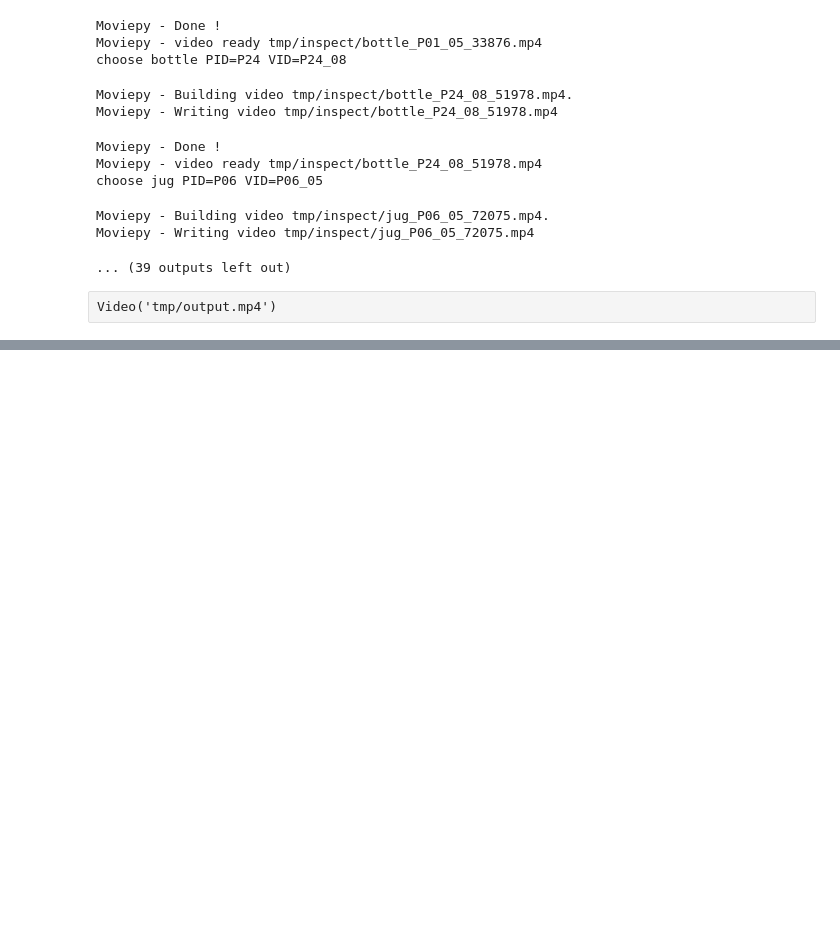
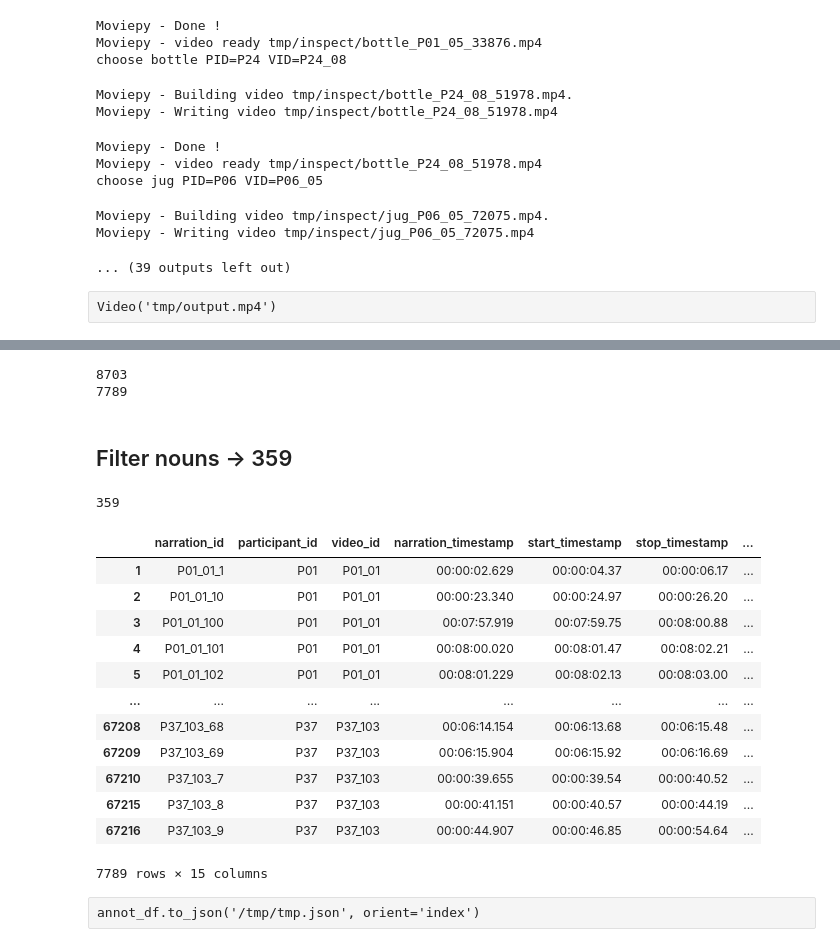
Before and after one commit to ktw361/homan, a Jupyter notebook: EPIC-video-selection.ipynb, the cells around one changed output, grey strips where cells are left out. Saved outputs shown, nothing was run; the diff lists cells and outputs as text; code cells hidden in the pictures; blank space fills up the shorter version.

```diff
--- a/EPIC-video-selection.ipynb
+++ b/EPIC-video-selection.ipynb
@@ -152,0 +199,59 @@ Video('tmp/output.mp4')
+# %%
+import bisect
+annot_df = annot_df[annot_df.video_id.isin(list(vid_map.keys()))]
+print(len(annot_df))
+for k in vid_map.keys():
+    vid_map[k] = sorted(vid_map[k])
+keep = []
+for i, annot in (annot_df.iterrows()):
+    vid = annot.video_id
+    st, ed = annot.start_frame, annot.stop_frame
+    L = vid_map[vid]
+    l = bisect.bisect_left(L, st)
+    if l == 0:
+        continue
+    r = bisect.bisect_right(L, ed)
+    if r == len(L):
+        continue
+    keep.append(i)
+
+annot_df = annot_df.loc[keep, :]
+print(len(annot_df))
+# %% [output]
+8703
+7789
+# %% [markdown]
+## Filter nouns -> 359
+# %%
+nouns=[
+        "can",
+        "cup", # mug glass
+        "plate",
+        "bottle",
+        "phone",
+        "jug",
+        # "pitcher",
+    ]
+
+annot_df = annot_df[annot_df.noun.isin(nouns)]
+print(len(annot_df))
+# %% [output]
+359
+# %%
+annot_df
+# %% [output]
+|  | narration_id | participant_id | video_id | narration_timestamp | start_timestamp | stop_timestamp | ... |
+| 1 | P01_01_1 | P01 | P01_01 | 00:00:02.629 | 00:00:04.37 | 00:00:06.17 | ... |
+| 2 | P01_01_10 | P01 | P01_01 | 00:00:23.340 | 00:00:24.97 | 00:00:26.20 | ... |
+| 3 | P01_01_100 | P01 | P01_01 | 00:07:57.919 | 00:07:59.75 | 00:08:00.88 | ... |
+| 4 | P01_01_101 | P01 | P01_01 | 00:08:00.020 | 00:08:01.47 | 00:08:02.21 | ... |
+| 5 | P01_01_102 | P01 | P01_01 | 00:08:01.229 | 00:08:02.13 | 00:08:03.00 | ... |
+| ... | ... | ... | ... | ... | ... | ... | ... |
+| 67208 | P37_103_68 | P37 | P37_103 | 00:06:14.154 | 00:06:13.68 | 00:06:15.48 | ... |
+| 67209 | P37_103_69 | P37 | P37_103 | 00:06:15.904 | 00:06:15.92 | 00:06:16.69 | ... |
+| 67210 | P37_103_7 | P37 | P37_103 | 00:00:39.655 | 00:00:39.54 | 00:00:40.52 | ... |
+| 67215 | P37_103_8 | P37 | P37_103 | 00:00:41.151 | 00:00:40.57 | 00:00:44.19 | ... |
+| 67216 | P37_103_9 | P37 | P37_103 | 00:00:44.907 | 00:00:46.85 | 00:00:54.64 | ... |
+7789 rows × 15 columns
+# %% [raw]
+annot_df.to_json('/tmp/tmp.json', orient='index')
```
Also changed, not shown: parts of 17 cells of this notebook, 4 other files.
